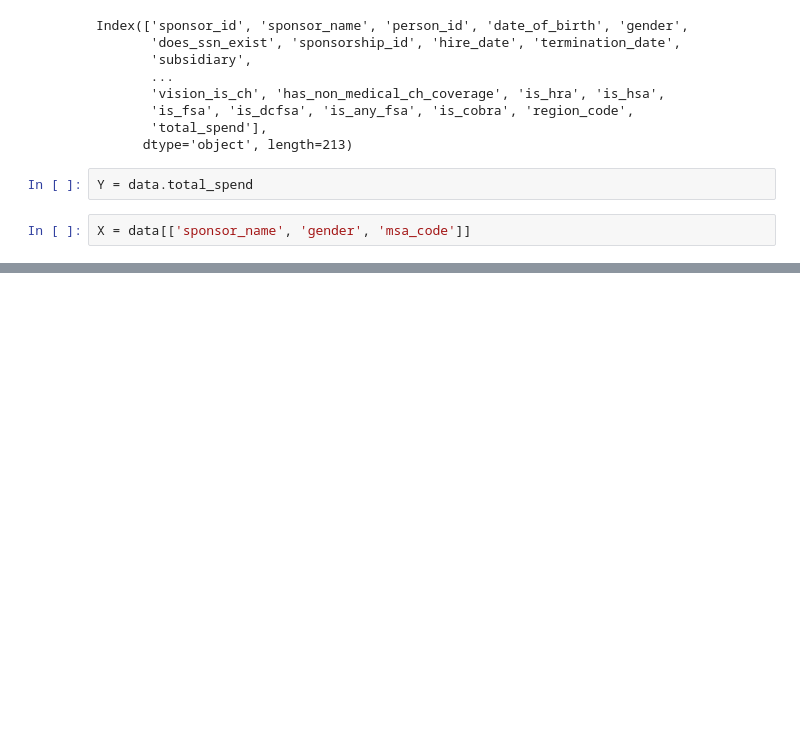
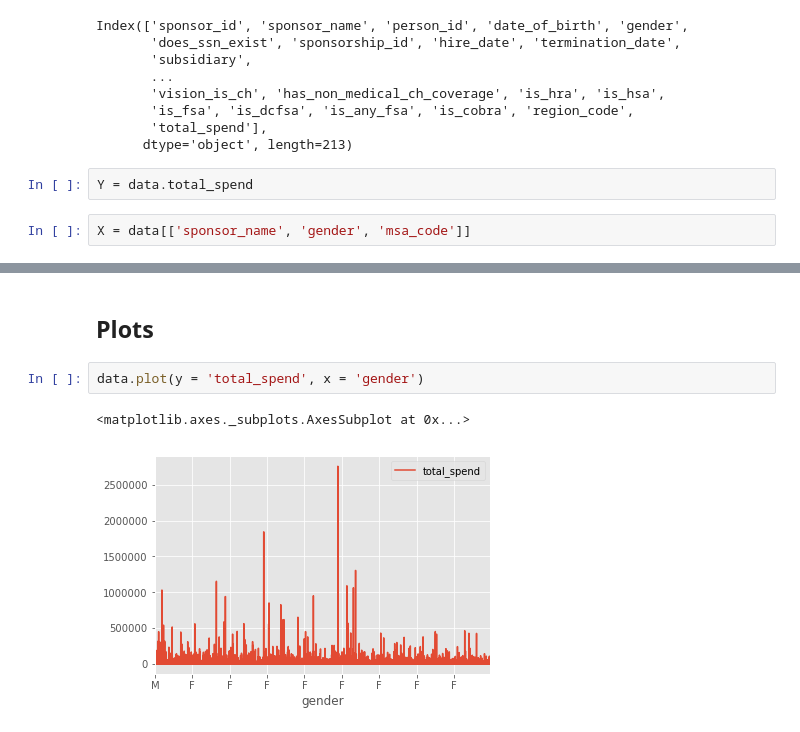
Before and after one commit to jww703/DS-SF-36, a Jupyter notebook: final-project/3/Jacob White Final Project.ipynb, the cells around one changed output, grey strips where cells are left out. Saved outputs shown, nothing was run; the diff lists cells and outputs as text; blank space fills up the shorter version.

```diff
--- a/final-project/3/Jacob White Final Project.ipynb
+++ b/final-project/3/Jacob White Final Project.ipynb
@@ -323,0 +323,7 @@ X = data[['sponsor_name', 'gender', 'msa_code']]
+# %% [markdown]
+## Plots
+# %%
+data.plot(y = 'total_spend', x = 'gender')
+# %% [output]
+<matplotlib.axes._subplots.AxesSubplot at 0x...>
+[figure, added]
```
Also changed, not shown: parts of 9 cells of this notebook.
